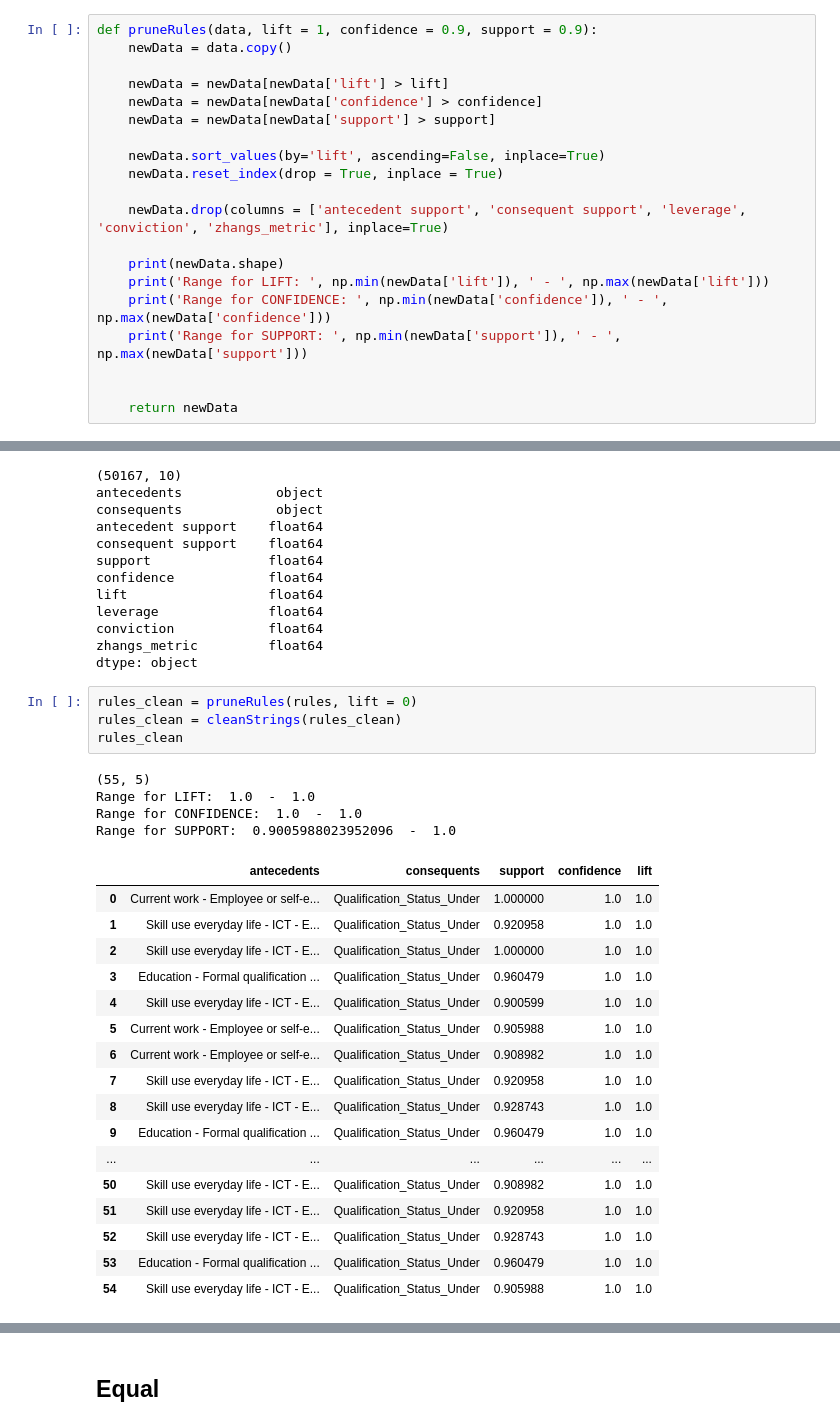
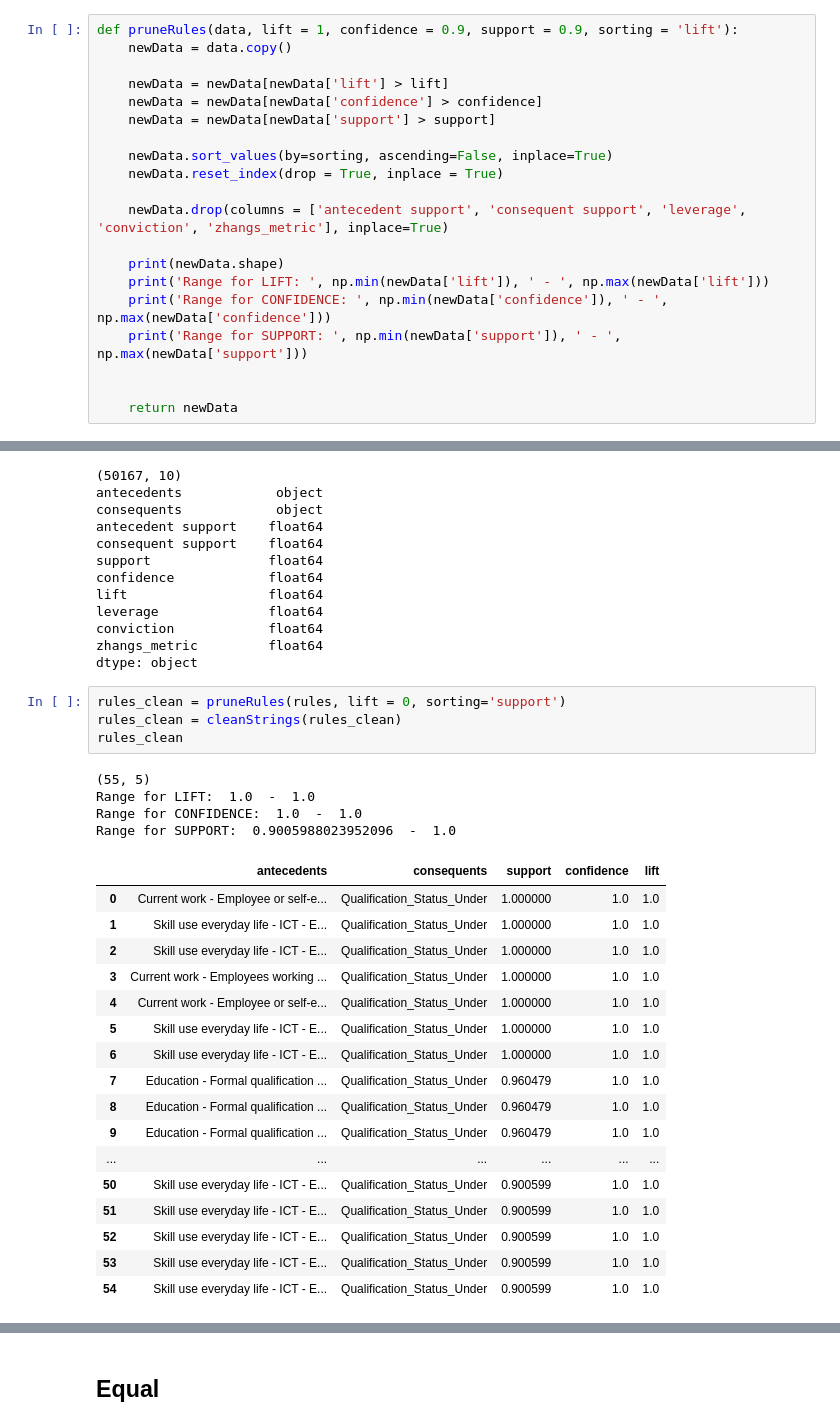
Before and after one commit to pokkyy/FYP-SkillAnalytics, a Jupyter notebook: PIAAC_RO2.ipynb, the cells around one changed output, grey strips where cells are left out. Saved outputs shown, nothing was run; the diff lists cells and outputs as text.

```diff
--- a/PIAAC_RO2.ipynb
+++ b/PIAAC_RO2.ipynb
@@ -362,14 +362,14 @@ def cleanStrings(data):
 
     return data
 # %%
-def pruneRules(data, lift = 1, confidence = 0.9, support = 0.9):
+def pruneRules(data, lift = 1, confidence = 0.9, support = 0.9, sorting = 'lift'):
     newData = data.copy()
 
     newData = newData[newData['lift'] > lift]
     newData = newData[newData['confidence'] > confidence]
     newData = newData[newData['support'] > support]
 
-    newData.sort_values(by='lift', ascending=False, inplace=True)
+    newData.sort_values(by=sorting, ascending=False, inplace=True)
     newData.reset_index(drop = True, inplace = True)
 
     newData.drop(columns = ['antecedent support', 'consequent support', 'leverage', 'conviction', 'zhangs_metric'], inplace=True)
@@ -655,29 +670,29 @@ conviction            float64
 zhangs_metric         float64
 dtype: object
 # %%
-rules_clean = pruneRules(rules, lift = 0)
+rules_clean = pruneRules(rules, lift = 0, sorting='support')
 rules_clean = cleanStrings(rules_clean)
 rules_clean
 # %% [output]
 (55, 5)
 Range for LIFT:  1.0  -  1.0
 Range for CONFIDENCE:  1.0  -  1.0
 Range for SUPPORT:  0.9005988023952096  -  1.0
 |  | antecedents | consequents | support | confidence | lift |
 | 0 | Current work - Employee or self-e... | Qualification_Status_Under | 1.000000 | 1.0 | 1.0 |
-| 1 | Skill use everyday life - ICT - E... | Qualification_Status_Under | 0.920958 | 1.0 | 1.0 |
+| 1 | Skill use everyday life - ICT - E... | Qualification_Status_Under | 1.000000 | 1.0 | 1.0 |
 | 2 | Skill use everyday life - ICT - E... | Qualification_Status_Under | 1.000000 | 1.0 | 1.0 |
-| 3 | Education - Formal qualification ... | Qualification_Status_Under | 0.960479 | 1.0 | 1.0 |
-| 4 | Skill use everyday life - ICT - E... | Qualification_Status_Under | 0.900599 | 1.0 | 1.0 |
-| 5 | Current work - Employee or self-e... | Qualification_Status_Under | 0.905988 | 1.0 | 1.0 |
-| 6 | Current work - Employee or self-e... | Qualification_Status_Under | 0.908982 | 1.0 | 1.0 |
-| 7 | Skill use everyday life - ICT - E... | Qualification_Status_Under | 0.920958 | 1.0 | 1.0 |
-| 8 | Skill use everyday life - ICT - E... | Qualification_Status_Under | 0.928743 | 1.0 | 1.0 |
+| 3 | Current work - Employees working ... | Qualification_Status_Under | 1.000000 | 1.0 | 1.0 |
+| 4 | Current work - Employee or self-e... | Qualification_Status_Under | 1.000000 | 1.0 | 1.0 |
+| 5 | Skill use everyday life - ICT - E... | Qualification_Status_Under | 1.000000 | 1.0 | 1.0 |
+| 6 | Skill use everyday life - ICT - E... | Qualification_Status_Under | 1.000000 | 1.0 | 1.0 |
+| 7 | Education - Formal qualification ... | Qualification_Status_Under | 0.960479 | 1.0 | 1.0 |
+| 8 | Education - Formal qualification ... | Qualification_Status_Under | 0.960479 | 1.0 | 1.0 |
 | 9 | Education - Formal qualification ... | Qualification_Status_Under | 0.960479 | 1.0 | 1.0 |
 | ... | ... | ... | ... | ... | ... |
-| 50 | Skill use everyday life - ICT - E... | Qualification_Status_Under | 0.908982 | 1.0 | 1.0 |
-| 51 | Skill use everyday life - ICT - E... | Qualification_Status_Under | 0.920958 | 1.0 | 1.0 |
-| 52 | Skill use everyday life - ICT - E... | Qualification_Status_Under | 0.928743 | 1.0 | 1.0 |
-| 53 | Education - Formal qualification ... | Qualification_Status_Under | 0.960479 | 1.0 | 1.0 |
-| 54 | Skill use everyday life - ICT - E... | Qualification_Status_Under | 0.905988 | 1.0 | 1.0 |
+| 50 | Skill use everyday life - ICT - E... | Qualification_Status_Under | 0.900599 | 1.0 | 1.0 |
+| 51 | Skill use everyday life - ICT - E... | Qualification_Status_Under | 0.900599 | 1.0 | 1.0 |
+| 52 | Skill use everyday life - ICT - E... | Qualification_Status_Under | 0.900599 | 1.0 | 1.0 |
+| 53 | Skill use everyday life - ICT - E... | Qualification_Status_Under | 0.900599 | 1.0 | 1.0 |
+| 54 | Skill use everyday life - ICT - E... | Qualification_Status_Under | 0.900599 | 1.0 | 1.0 |
 # %%
```
Also changed, not shown: parts of 13 cells of this notebook.
